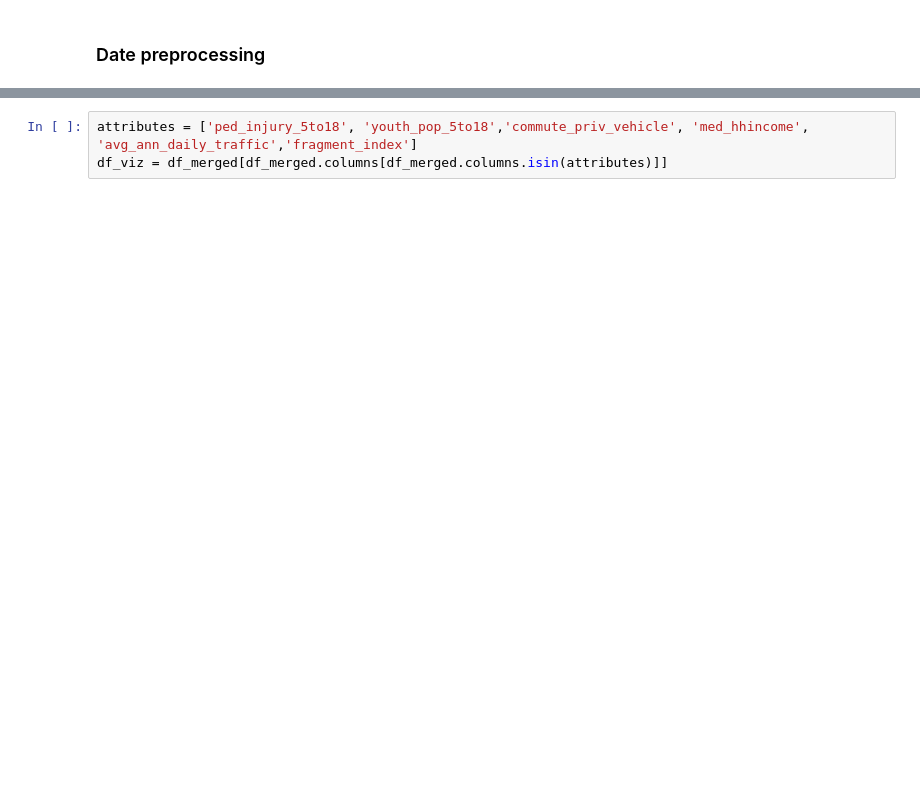
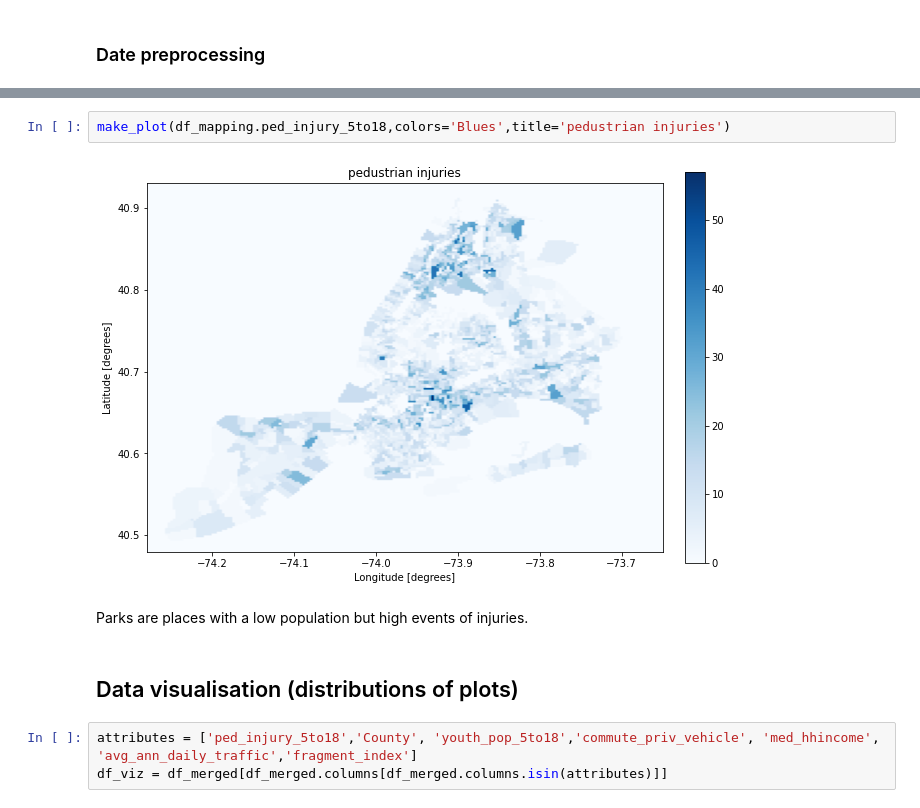
Before and after one commit to KatinkaKlepsch/model_based_ML, a Jupyter notebook: exploratory notebook.ipynb, the cells around one changed output, grey strips where cells are left out. Cells and saved outputs as stored; diff of their text form; blank space fills up the shorter version.

```diff
--- a/exploratory notebook.ipynb
+++ b/exploratory notebook.ipynb
@@ -208,3 +89,11 @@ array(['36005015100', '36005037600', '36005024800', ..., '36085014608',
+# %%
+make_plot(df_mapping.ped_injury_5to18,colors='Blues',title='pedustrian injuries')
+# %% [output]
+[figure, added]
+# %% [markdown]
+Parks are places with a low population but high events of injuries.
+# %% [markdown]
+## Data visualisation (distributions of plots)
 # %%
-attributes = ['ped_injury_5to18', 'youth_pop_5to18','commute_priv_vehicle', 'med_hhincome', 'avg_ann_daily_traffic','fragment_index']
+attributes = ['ped_injury_5to18','County', 'youth_pop_5to18','commute_priv_vehicle', 'med_hhincome', 'avg_ann_daily_traffic','fragment_index']
 df_viz = df_merged[df_merged.columns[df_merged.columns.isin(attributes)]]
```
Also changed, not shown: parts of 24 cells of this notebook, 4 other files.
